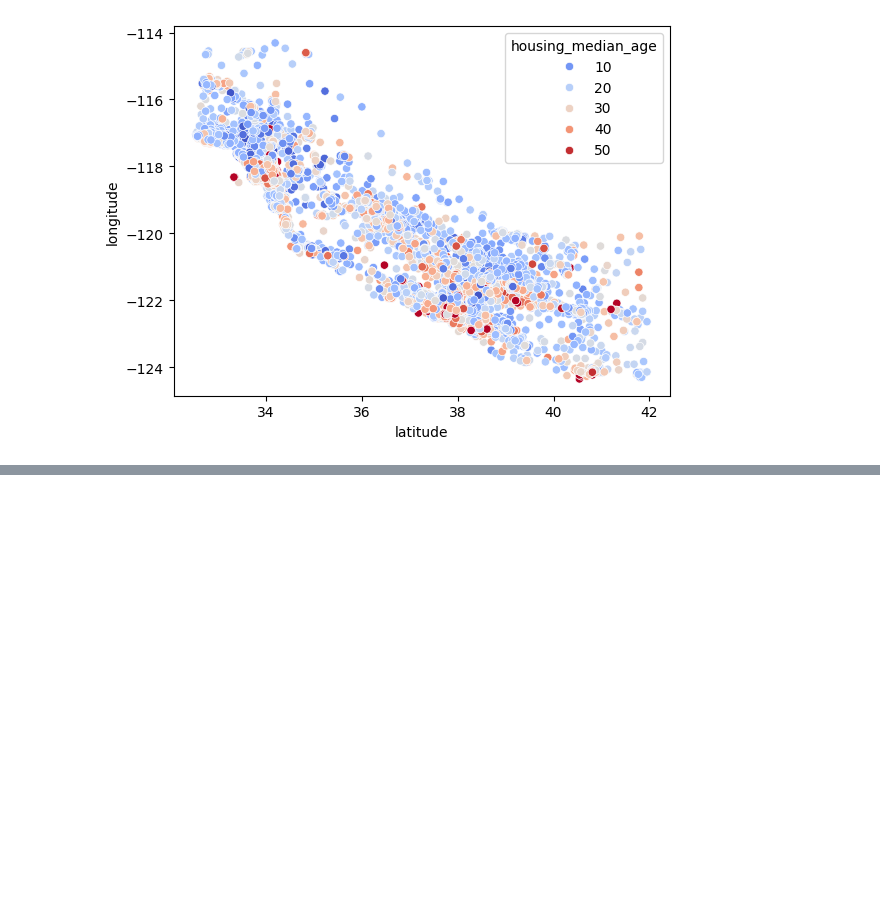
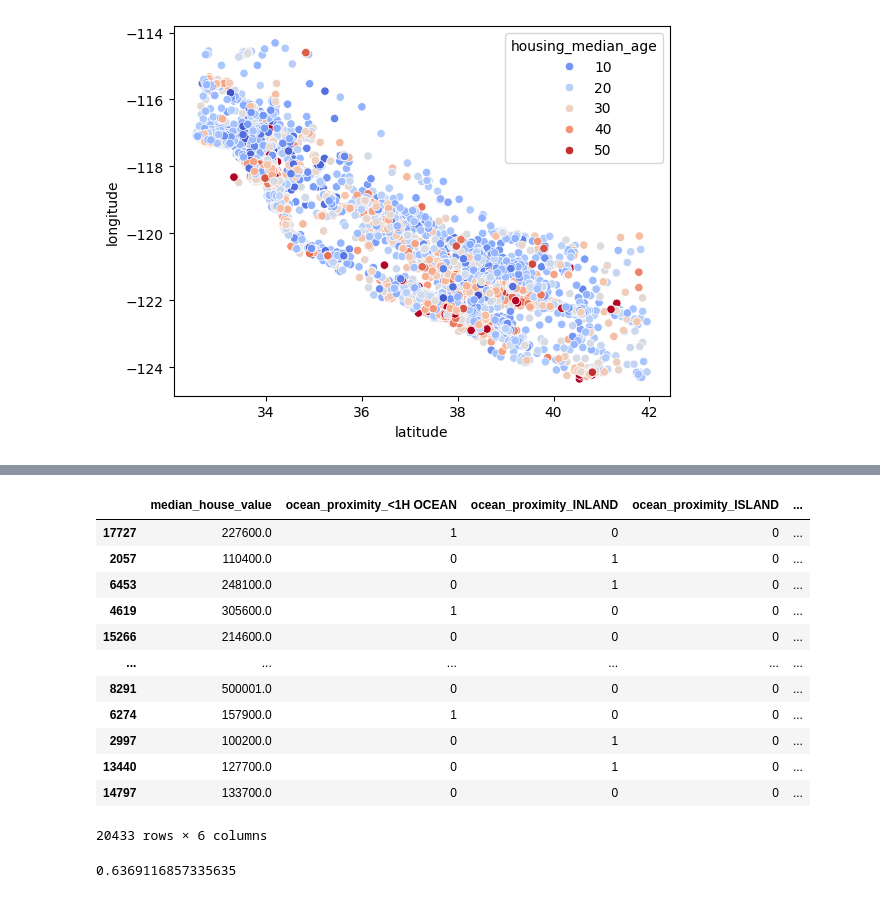
Before and after one commit to paruljain17/Data-Science-Training, a Jupyter notebook: Project/archive (1)/price.ipynb, the cells around one changed output, grey strips where cells are left out. Drawn from its saved outputs; the diff is of its cells as text; code cells hidden in the pictures; blank space fills up the shorter version.

```diff
--- a/Project/archive (1)/price.ipynb
+++ b/Project/archive (1)/price.ipynb
@@ -247,0 +306,22 @@ sns.scatterplot(x="latitude",y="longitude",data=train_data,hue="housing_median_a
+# %%
+x_test,y_test=num_col.drop(["median_house_value"],axis=1),num_col["median_house_value"]
+df4=pd.concat([test_data,df2],axis=1)#.drop("ocean_proximity",axis=1,inplace=True)
+df4
+# %% [output]
+|  | median_house_value | ocean_proximity_<1H OCEAN | ocean_proximity_INLAND | ocean_proximity_ISLAND | ... |
+| 17727 | 227600.0 | 1 | 0 | 0 | ... |
+| 2057 | 110400.0 | 0 | 1 | 0 | ... |
+| 6453 | 248100.0 | 0 | 1 | 0 | ... |
+| 4619 | 305600.0 | 1 | 0 | 0 | ... |
+| 15266 | 214600.0 | 0 | 0 | 0 | ... |
+| ... | ... | ... | ... | ... | ... |
+| 8291 | 500001.0 | 0 | 0 | 0 | ... |
+| 6274 | 157900.0 | 1 | 0 | 0 | ... |
+| 2997 | 100200.0 | 0 | 1 | 0 | ... |
+| 13440 | 127700.0 | 0 | 1 | 0 | ... |
+| 14797 | 133700.0 | 0 | 0 | 0 | ... |
+20433 rows × 6 columns
+# %%
+reg.score(x_test,y_test)
+# %% [output]
+0.6369116857335635
```
Also changed, not shown: parts of 5 cells of this notebook, 35 other files.
